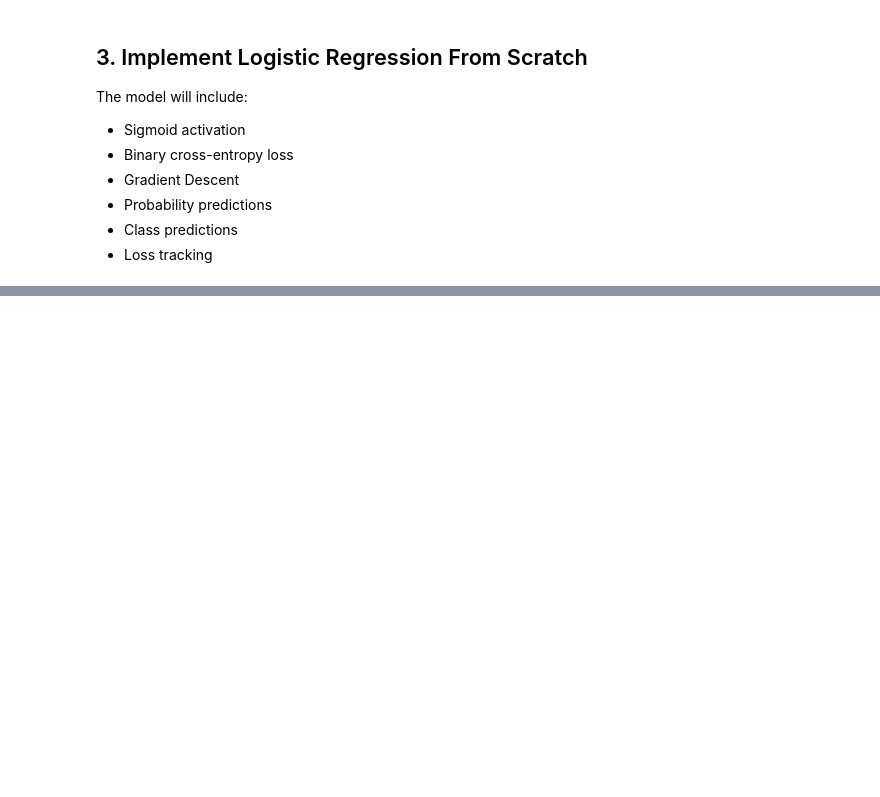
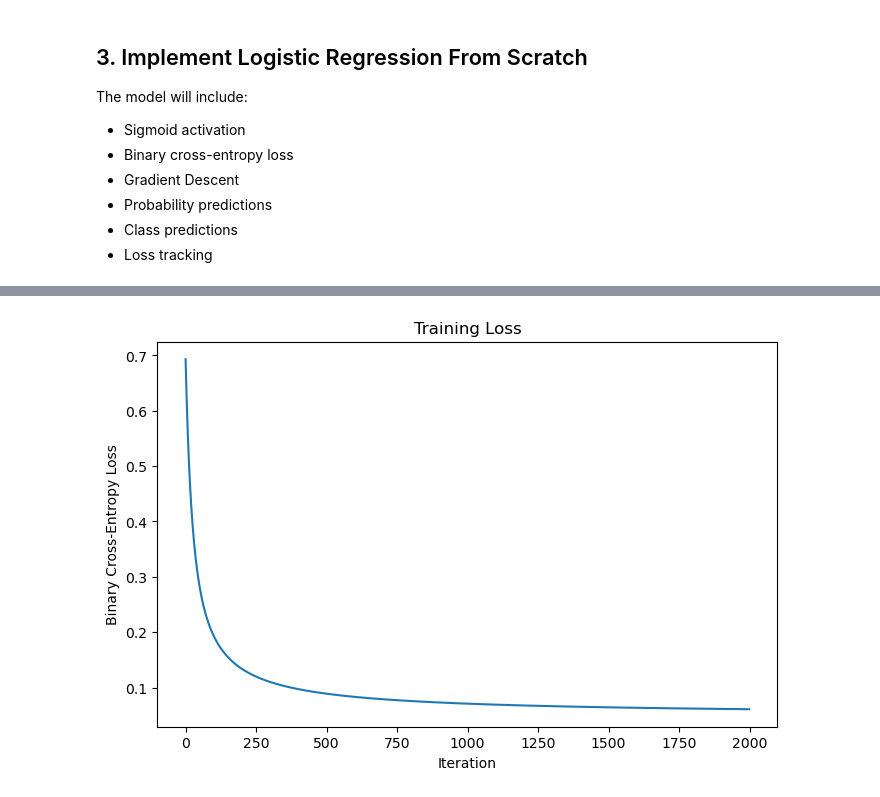
Before and after one commit to AHMAD-ALI5/machine-learning-from-scratch, a Jupyter notebook: machine-learning-from-scratch/regression/logistic regression.ipynb, the cells around one changed output, grey strips where cells are left out. Drawn from its saved outputs; the diff is of its cells as text; code cells hidden in the pictures; blank space fills up the shorter version.

```diff
--- a/machine-learning-from-scratch/regression/logistic regression.ipynb
+++ b/machine-learning-from-scratch/regression/logistic regression.ipynb
@@ -193,0 +300,12 @@ class LogisticRegressionScratch:
+# %%
+plt.figure(figsize=(8, 5))
+
+plt.plot(model.loss_history)
+
+plt.xlabel("Iteration")
+plt.ylabel("Binary Cross-Entropy Loss")
+plt.title("Training Loss")
+
+plt.show()
+# %% [output]
+[figure, added]
```
Also changed, not shown: parts of 9 cells of this notebook.
